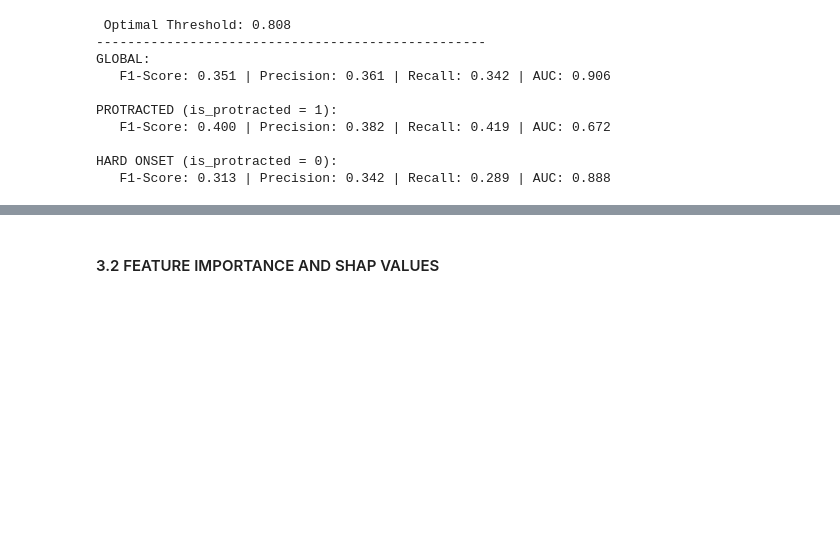
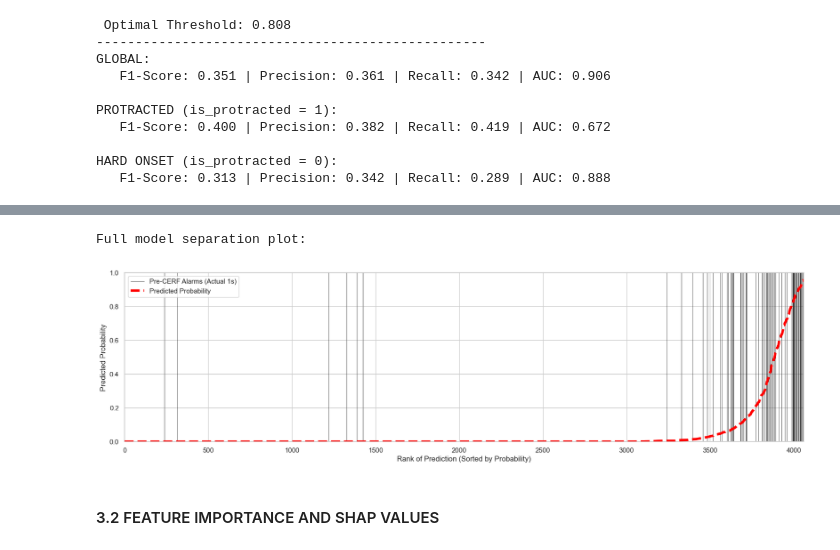
Before and after one commit to gallagelpi/Master_thesis, a Jupyter notebook: pipeline/results.ipynb, the cells around one changed output, grey strips where cells are left out. Cells and saved outputs as stored; diff of their text form; code cells hidden in the pictures; blank space fills up the shorter version.

```diff
--- a/pipeline/results.ipynb
+++ b/pipeline/results.ipynb
@@ -624,3 +800,49 @@ HARD ONSET (is_protracted = 0):
+# %%
+def separation_plot(pdata, alpha=1):
+    '''
+    Display observed events against predicted probabilities for binary classification problems
+    '''
+    df = pdata.dropna(subset=[pdata.columns[0], pdata.columns[1]]).copy()
+    df.columns = ['y', 'yhat']
+
+    # Order by predicted probabilities (yhat) in ascending order
+    df = df.sort_values('yhat').reset_index(drop=True)
+
+    # Identify where the actual events (1s) are located in the sorted DataFrame
+    events = df[df['y'] == 1]
+    evals = events.index.values
+
+    plt.figure(figsize=(20, 5))
+    ax = plt.gca()
+    ax.set_xlim([0, len(df)])
+    ax.set_ylim([0, 1])
+
+    # Plot vertical lines for actual events (1s) in the data
+    rr = 0
+    for i in evals:
+        if rr == 0:
+            ax.axvline(x=i, linewidth=0.5, linestyle='-', color='k', alpha=alpha, label='Pre-CERF Alarms (Actual 1s)', zorder=2)
+            rr = 1
+        else:
+            ax.axvline(x=i, linewidth=0.5, linestyle='-', color='k', alpha=alpha, zorder=1)
+
+    ax.plot(df['yhat'], linestyle='--', color='red', lw=4, label='Predicted Probability', zorder=3)
+    plt.ylabel('Predicted Probability')
+    plt.xlabel('Rank of Prediction (Sorted by Probability)')
+    ax.legend(loc="upper left", frameon=True, facecolor='white')
+
+    plt.show()
+    plt.close()
+
+print('Full model separation plot:')
+
+sep_data = df_preds_final[['y_true', 'y_prob']]
+name = None
+
+separation_plot(sep_data, name)
+# %% [output]
+Full model separation plot:
+[figure, added]
 # %% [markdown]
 #### 3.2 FEATURE IMPORTANCE AND SHAP VALUES
 # %%
```
Also changed, not shown: parts of 15 cells of this notebook.
